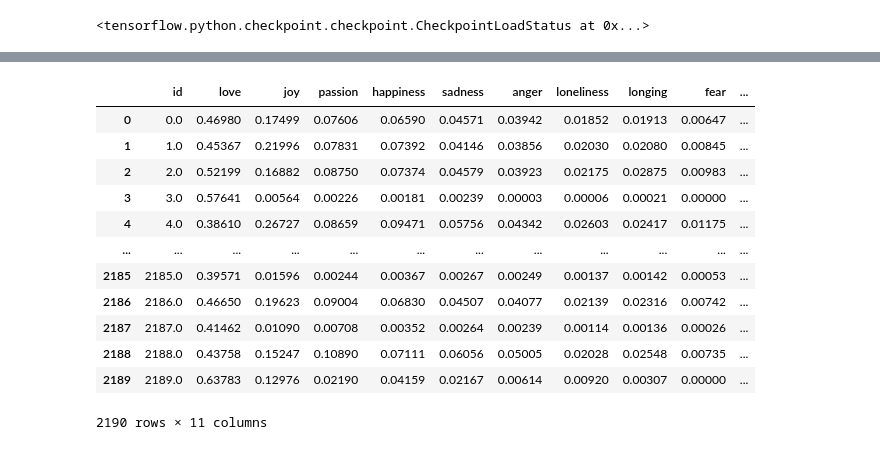
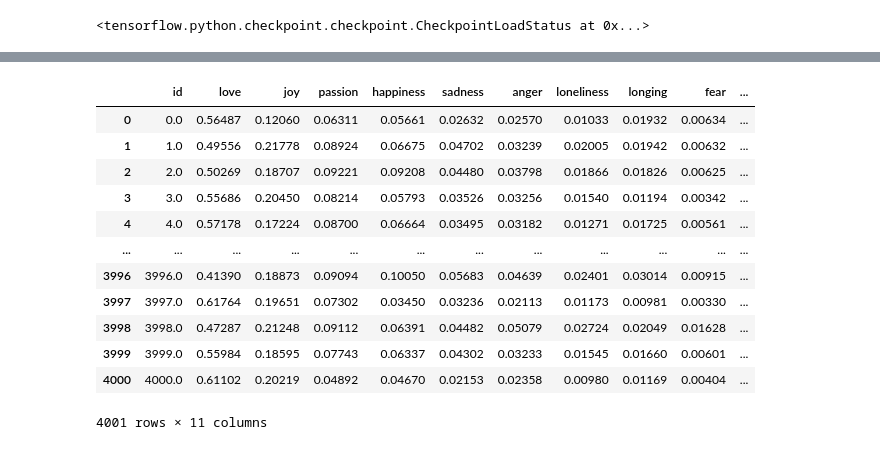
Before and after one commit to Rndns/MixMind, a Jupyter notebook: mm_bert/main/Main_BERT_to_DB.ipynb, the cells around one changed output, grey strips where cells are left out. Drawn from its saved outputs; the diff is of its cells as text; code cells hidden in the pictures.

```diff
--- a/mm_bert/main/Main_BERT_to_DB.ipynb
+++ b/mm_bert/main/Main_BERT_to_DB.ipynb
@@ -160,22 +161,22 @@ review_df_from_db
 #predict_emotion.to_csv('dance_predict_emotion.csv', index=False)
 # %%
 # 진행중이던 데이터프레임 불러오기
-predict_emotion = pd.read_csv('rock_predict_emotion.csv', index_col=None)
+predict_emotion = pd.read_csv('trot_predict_emotion.csv', index_col=None)
 predict_emotion
 # %% [output]
 |  | id | love | joy | passion | happiness | sadness | anger | loneliness | longing | fear | ... |
-| 0 | 0.0 | 0.46980 | 0.17499 | 0.07606 | 0.06590 | 0.04571 | 0.03942 | 0.01852 | 0.01913 | 0.00647 | ... |
-| 1 | 1.0 | 0.45367 | 0.21996 | 0.07831 | 0.07392 | 0.04146 | 0.03856 | 0.02030 | 0.02080 | 0.00845 | ... |
-| 2 | 2.0 | 0.52199 | 0.16882 | 0.08750 | 0.07374 | 0.04579 | 0.03923 | 0.02175 | 0.02875 | 0.00983 | ... |
-| 3 | 3.0 | 0.57641 | 0.00564 | 0.00226 | 0.00181 | 0.00239 | 0.00003 | 0.00006 | 0.00021 | 0.00000 | ... |
-| 4 | 4.0 | 0.38610 | 0.26727 | 0.08659 | 0.09471 | 0.05756 | 0.04342 | 0.02603 | 0.02417 | 0.01175 | ... |
+| 0 | 0.0 | 0.56487 | 0.12060 | 0.06311 | 0.05661 | 0.02632 | 0.02570 | 0.01033 | 0.01932 | 0.00634 | ... |
+| 1 | 1.0 | 0.49556 | 0.21778 | 0.08924 | 0.06675 | 0.04702 | 0.03239 | 0.02005 | 0.01942 | 0.00632 | ... |
+| 2 | 2.0 | 0.50269 | 0.18707 | 0.09221 | 0.09208 | 0.04480 | 0.03798 | 0.01866 | 0.01826 | 0.00625 | ... |
+| 3 | 3.0 | 0.55686 | 0.20450 | 0.08214 | 0.05793 | 0.03526 | 0.03256 | 0.01540 | 0.01194 | 0.00342 | ... |
+| 4 | 4.0 | 0.57178 | 0.17224 | 0.08700 | 0.06664 | 0.03495 | 0.03182 | 0.01271 | 0.01725 | 0.00561 | ... |
 | ... | ... | ... | ... | ... | ... | ... | ... | ... | ... | ... | ... |
-| 2185 | 2185.0 | 0.39571 | 0.01596 | 0.00244 | 0.00367 | 0.00267 | 0.00249 | 0.00137 | 0.00142 | 0.00053 | ... |
-| 2186 | 2186.0 | 0.46650 | 0.19623 | 0.09004 | 0.06830 | 0.04507 | 0.04077 | 0.02139 | 0.02316 | 0.00742 | ... |
-| 2187 | 2187.0 | 0.41462 | 0.01090 | 0.00708 | 0.00352 | 0.00264 | 0.00239 | 0.00114 | 0.00136 | 0.00026 | ... |
-| 2188 | 2188.0 | 0.43758 | 0.15247 | 0.10890 | 0.07111 | 0.06056 | 0.05005 | 0.02028 | 0.02548 | 0.00735 | ... |
-| 2189 | 2189.0 | 0.63783 | 0.12976 | 0.02190 | 0.04159 | 0.02167 | 0.00614 | 0.00920 | 0.00307 | 0.00000 | ... |
+| 3996 | 3996.0 | 0.41390 | 0.18873 | 0.09094 | 0.10050 | 0.05683 | 0.04639 | 0.02401 | 0.03014 | 0.00915 | ... |
+| 3997 | 3997.0 | 0.61764 | 0.19651 | 0.07302 | 0.03450 | 0.03236 | 0.02113 | 0.01173 | 0.00981 | 0.00330 | ... |
+| 3998 | 3998.0 | 0.47287 | 0.21248 | 0.09112 | 0.06391 | 0.04482 | 0.05079 | 0.02724 | 0.02049 | 0.01628 | ... |
+| 3999 | 3999.0 | 0.55984 | 0.18595 | 0.07743 | 0.06337 | 0.04302 | 0.03233 | 0.01545 | 0.01660 | 0.00601 | ... |
+| 4000 | 4000.0 | 0.61102 | 0.20219 | 0.04892 | 0.04670 | 0.02153 | 0.02358 | 0.00980 | 0.01169 | 0.00404 | ... |
-2190 rows × 11 columns
+4001 rows × 11 columns
 # %%
 # predict_emotion.to_csv('predict_emotion.csv', index=False)
 # %%
```
Also changed, not shown: parts of 6 cells of this notebook, 17 other files.
